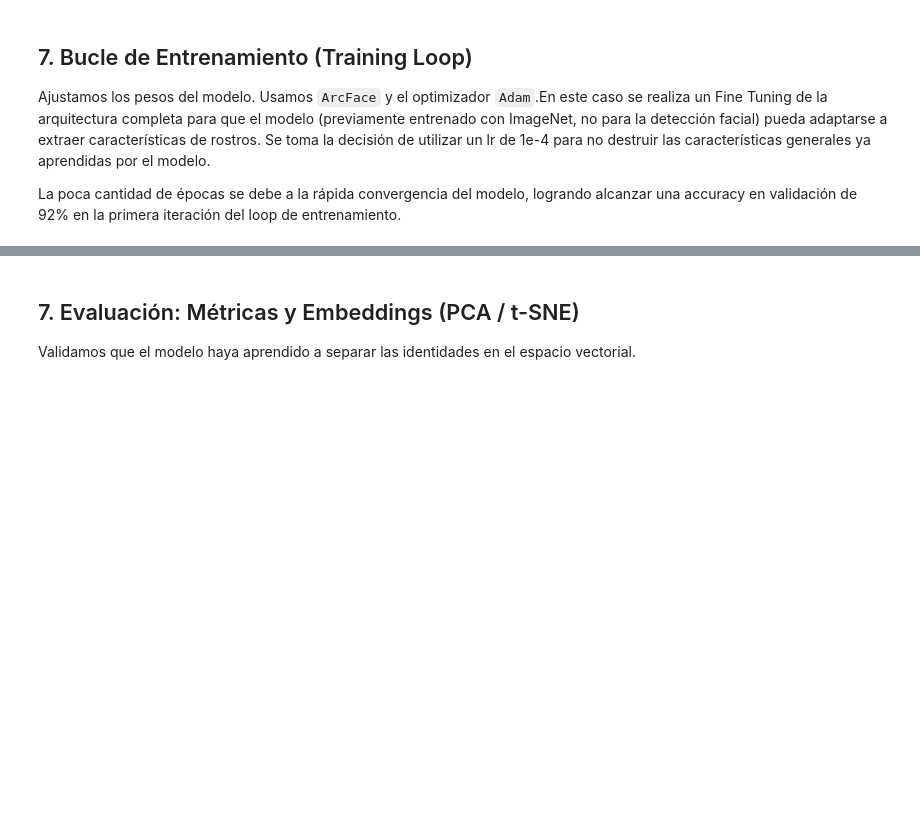
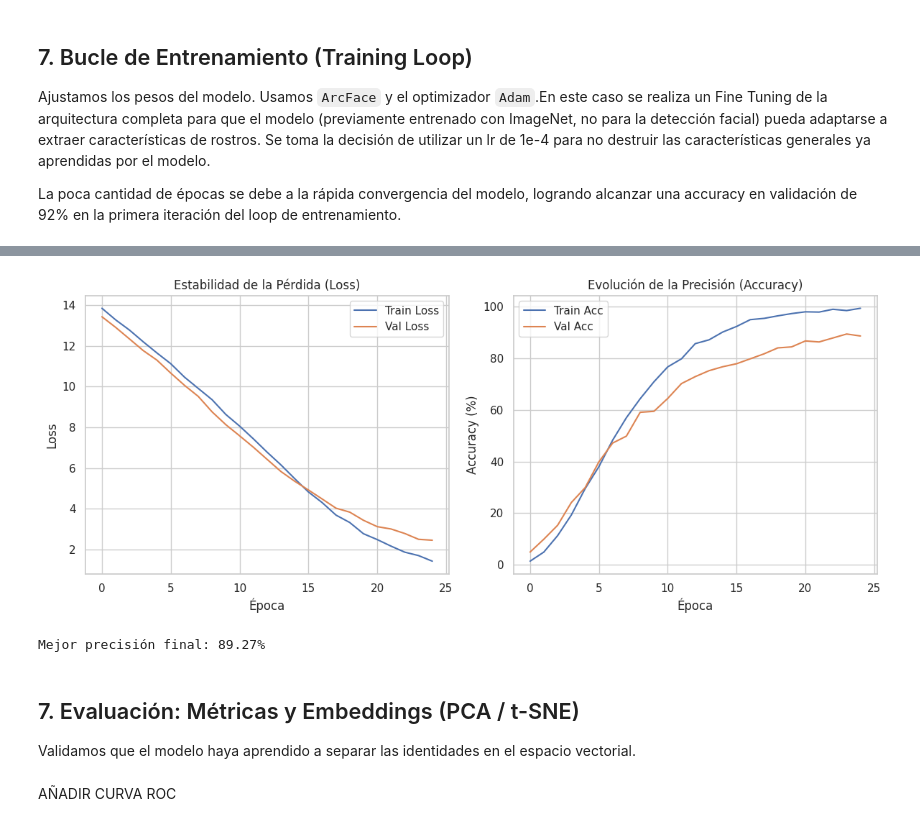
Before and after one commit to Juanmora29/tuia-face-recognition-app, a Jupyter notebook: train.ipynb, the cells around one changed output, grey strips where cells are left out. Cells and saved outputs as stored; diff of their text form; code cells hidden in the pictures; blank space fills up the shorter version.

```diff
--- a/train.ipynb
+++ b/train.ipynb
@@ -478,11 +525,21 @@ Ajustamos los pesos del modelo. Usamos `ArcFace` y el optimizador `Adam`.En este
 
 La poca cantidad de épocas se debe a la rápida convergencia del modelo, logrando alcanzar una accuracy en validación de 92% en la primera iteración del loop de entrenamiento.
 # %%
-# 1. Configuración de Reproducibilidad
+import matplotlib.pyplot as plt
+from tqdm.auto import tqdm
+import time
+
+# 1. Configuración de Reproducibilidad y Seguimiento
 SEED = 42
 torch.manual_seed(SEED)
 if torch.cuda.is_available():
     torch.cuda.manual_seed(SEED)
+
+# Diccionario para guardar el historial
+history = {
+    'train_loss': [], 'val_loss': [],
+    'train_acc': [], 'val_acc': []
+}
 
 # 2. Pérdida y Optimización
 criterion = nn.CrossEntropyLoss()
@@ -491,16 +548,14 @@ optimizer = optim.Adam([
     {'params': arcface.parameters()}
 ], lr=0.0001)
 
-# Scheduler para reducir el LR si el entrenamiento se estanca
 scheduler = optim.lr_scheduler.ReduceLROnPlateau(optimizer, mode='min', factor=0.5, patience=3)
 
-num_epochs = 20
+num_epochs = 25
 best_val_acc = 0.0
 
-print("Iniciando entrenamiento optimizado para ArcFace...")
-print(f"Dataset de entrenamiento: {len(train_loader.dataset)} imágenes")
-print(f"Dataset de validación: {len(val_loader.dataset)} imágenes\n")
+print(f"Iniciando entrenamiento: {len(train_loader.dataset)} imágenes (Train) | {len(val_loader.dataset)} imágenes (Val)")
 
+# Usamos tqdm para ver el progreso real
 for epoch in range(num_epochs):
     start_time = time.time()
 
@@ -515,7 +570,6 @@ for epoch in range(num_epochs):
         inputs, labels = inputs.to(device), labels.to(device)
         optimizer.zero_grad()
 
-        # Forward pass con margen para la pérdida
         embeddings = model(inputs)
         outputs = arcface(embeddings, labels)
         loss = criterion(outputs, labels)
@@ -525,15 +579,14 @@ for epoch in range(num_epochs):
 
         running_loss += loss.item()
 
-        # Cálculo de Accuracy (usamos similitud coseno pura, sin margen)
         with torch.no_grad():
-            # Comparamos embeddings normalizados contra pesos normalizados
             logits = F.linear(F.normalize(embeddings), F.normalize(arcface.weight))
             _, predicted = torch.max(logits, 1)
             train_total += labels.size(0)
             train_correct += (predicted == labels).sum().item()
 
     train_acc = 100 * train_correct / train_total
+    avg_train_loss = running_loss / len(train_loader)
 
     # --- FASE DE VALIDACIÓN ---
     model.eval()
@@ -545,14 +598,11 @@ for epoch in range(num_epochs):
     with torch.no_grad():
         for inputs, labels in val_loader:
             inputs, labels = inputs.to(device), labels.to(device)
-
             embeddings = model(inputs)
-            # Para validación, calculamos pérdida CON margen pero predicción SIN margen
             outputs_with_margin = arcface(embeddings, labels)
             loss = criterion(outputs_with_margin, labels)
             val_loss += loss.item()
 
-            # Predicción pura (Similitud Coseno)
             logits = F.linear(F.normalize(embeddings), F.normalize(arcface.weight))
             _, predicted = torch.max(logits, 1)
             val_total += labels.size(0)
@@ -560,25 +610,54 @@ for epoch in range(num_epochs):
 
     val_acc = 100 * val_correct / val_total
     avg_val_loss = val_loss / len(val_loader)
+
+    # Guardar en el historial
+    history['train_loss'].append(avg_train_loss)
+    history['val_loss'].append(avg_val_loss)
+    history['train_acc'].append(train_acc)
+    history['val_acc'].append(val_acc)
+
     epoch_time = time.time() - start_time
-
-    # Obtener el LR actual para el log
     current_lr = optimizer.param_groups[0]['lr']
 
     print(f"Época [{epoch+1}/{num_epochs}] - {epoch_time:.0f}s - LR: {current_lr:.6f}")
-    print(f"  TRAIN -> Loss: {running_loss/len(train_loader):.4f} | Acc: {train_acc:.2f}%")
+    print(f"  TRAIN -> Loss: {avg_train_loss:.4f} | Acc: {train_acc:.2f}%")
     print(f"  VAL   -> Loss: {avg_val_loss:.4f} | Acc: {val_acc:.2f}%")
 
-    # Actualizar Scheduler
     scheduler.step(avg_val_loss)
 
-    # Guardar el mejor modelo basado en precisión de validación
     if val_acc > best_val_acc:
         best_val_acc = val_acc
         os.makedirs("models", exist_ok=True)
         torch.save(model.state_dict(), 'models/face_recognition_best.pth')
-        print(f"   ¡Nuevo récord de validación! Guardado: {best_val_acc:.2f}%")
-    print("-" * 30)
+        print(f"   ¡Nuevo récord! Guardado: {best_val_acc:.2f}%")
+    print("-" * 20)
 
-print(f"\nEntrenamiento finalizado. Mejor precisión en validación: {best_val_acc:.2f}%")
+# --- Gráficos de Estabilidad ---
+plt.figure(figsize=(12, 5))
+
+# Gráfico de Pérdida (Loss)
+plt.subplot(1, 2, 1)
+plt.plot(history['train_loss'], label='Train Loss')
+plt.plot(history['val_loss'], label='Val Loss')
+plt.title('Gráfico de Pérdida (Loss)')
+plt.xlabel('Época')
+plt.ylabel('Loss')
+plt.legend()
+plt.grid(True)
+
+# Gráfico de Precisión (Accuracy)
+plt.subplot(1, 2, 2)
+plt.plot(history['train_acc'], label='Train Acc')
+plt.plot(history['val_acc'], label='Val Acc')
+plt.title('Evolución de la Precisión (Accuracy)')
+plt.xlabel('Época')
+plt.ylabel('Accuracy (%)')
+plt.legend()
+plt.grid(True)
+
+plt.tight_layout()
+plt.show()
+
+print(f"\nMejor precisión final: {best_val_acc:.2f}%")
 # %% [output]
@@ -602,6 +681,10 @@ Entrenamiento finalizado. Mejor precisión en validación: 86.81%
+[figure, added]
+Mejor precisión final: 89.27%
 # %% [markdown]
 ## 7. Evaluación: Métricas y Embeddings (PCA / t-SNE)
 Validamos que el modelo haya aprendido a separar las identidades en el espacio vectorial.
+# %% [markdown]
+AÑADIR CURVA ROC
 # %%
 model.eval()
 arcface.eval() # Asegurarnos de poner arcface en eval también
```
Also changed, not shown: parts of 11 cells of this notebook.
